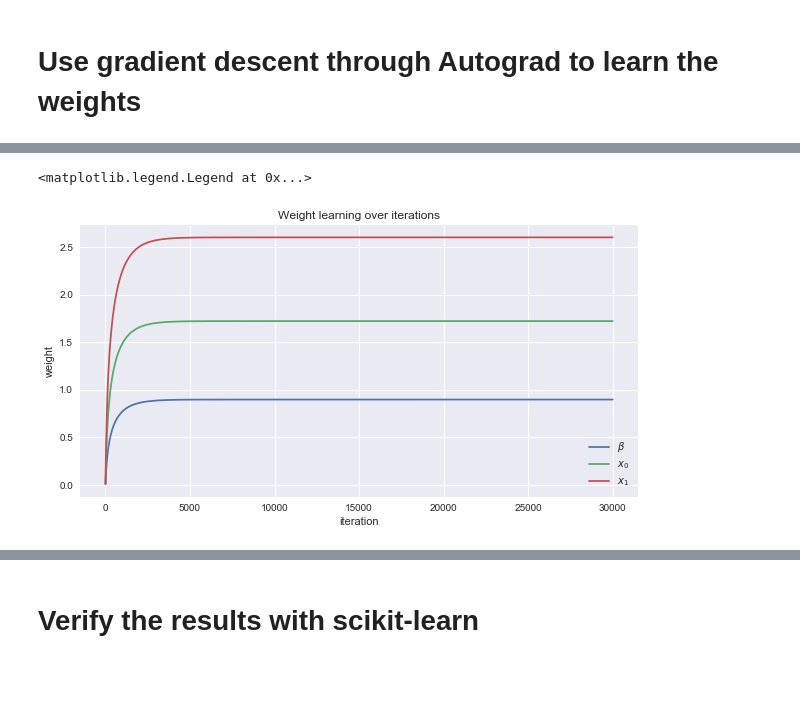
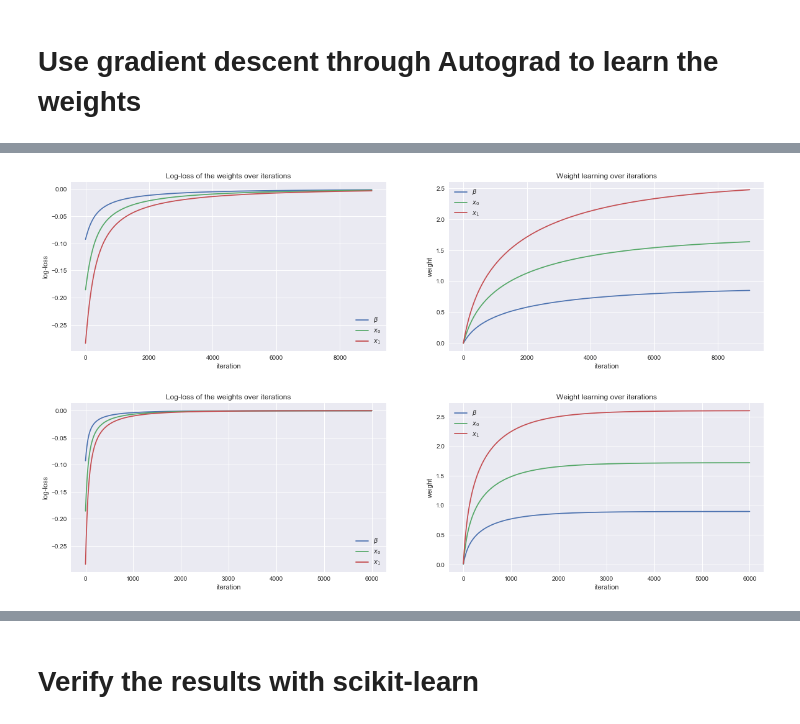
Before and after one commit to vangj/ds, a Jupyter notebook: logistic-regression.ipynb, the cells around one changed output, grey strips where cells are left out. Saved outputs shown, nothing was run; the diff lists cells and outputs as text; code cells hidden in the pictures; blank space fills up the shorter version.

Commit message:
plot traces with different alphas

```diff
--- a/logistic-regression.ipynb
+++ b/logistic-regression.ipynb
@@ -77,22 +77,3 @@ def loss(w, X, y):
 
 #the magic line that gives you the gradient of the loss function
 loss_grad = grad(loss)
-# %%
-alpha = 0.05
-w = np.array([0.0 for _ in range(X.shape[1])])
-# %%
-print('initial weights = {}'.format(w))
-
-loss_trace = []
-weight_trace = []
-
-for i in range(30000):
-    loss = loss_grad(w, X, y)
-    w = w - (loss * alpha)
-    if i % 2000 == 0:
-        print('{}: loss = {}, weights = {}'.format(i, loss, w))
-
-    loss_trace.append(loss)
-    weight_trace.append(w)
-
-print('intercept + weights: {}'.format(w))
@@ -138,12 +79,0 @@ plt.legend()
-# %%
-plt.figure(figsize=(10, 5))
-plt.title('Weight learning over iterations')
-plt.xlabel('iteration')
-plt.ylabel('weight')
-plt.plot(weight_trace[:, 0], label=r'$\beta$')
-plt.plot(weight_trace[:, 1], label=r'$x_0$')
-plt.plot(weight_trace[:, 2], label=r'$x_1$')
-plt.legend()
-# %% [output]
-<matplotlib.legend.Legend at 0x...>
-[figure, removed]
@@ -149,0 +125,10 @@ plt.legend()
+# %%
+w, loss_trace, weight_trace = learn_weights(X, y, alpha=0.01, max_iter=9000)
+plot_traces(loss_trace, weight_trace)
+# %% [output]
+[figure, added]
+# %%
+w, loss_trace, weight_trace = learn_weights(X, y, alpha=0.05, max_iter=6000)
+plot_traces(loss_trace, weight_trace)
+# %% [output]
+[figure, added]
```
Also changed, not shown: parts of 8 cells of this notebook.
